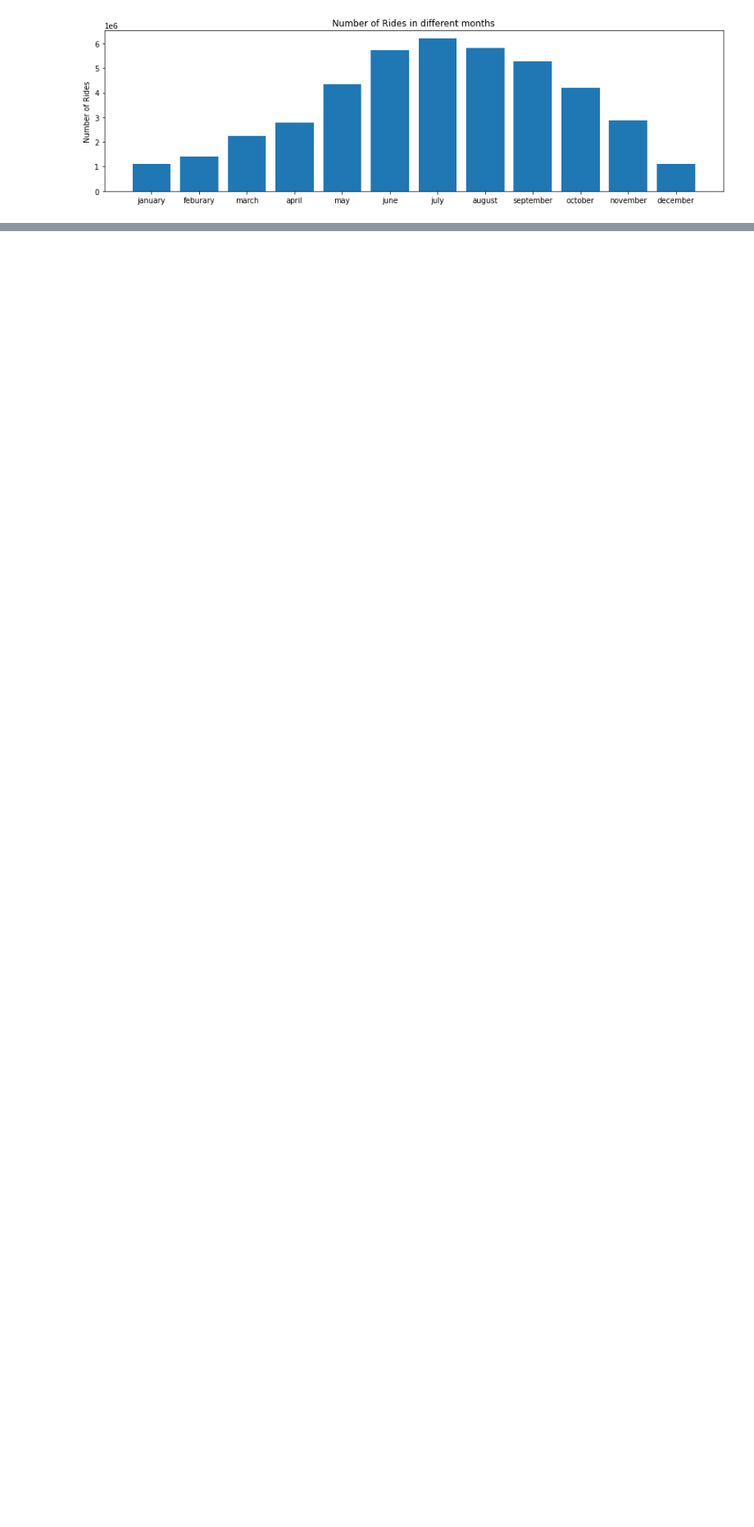
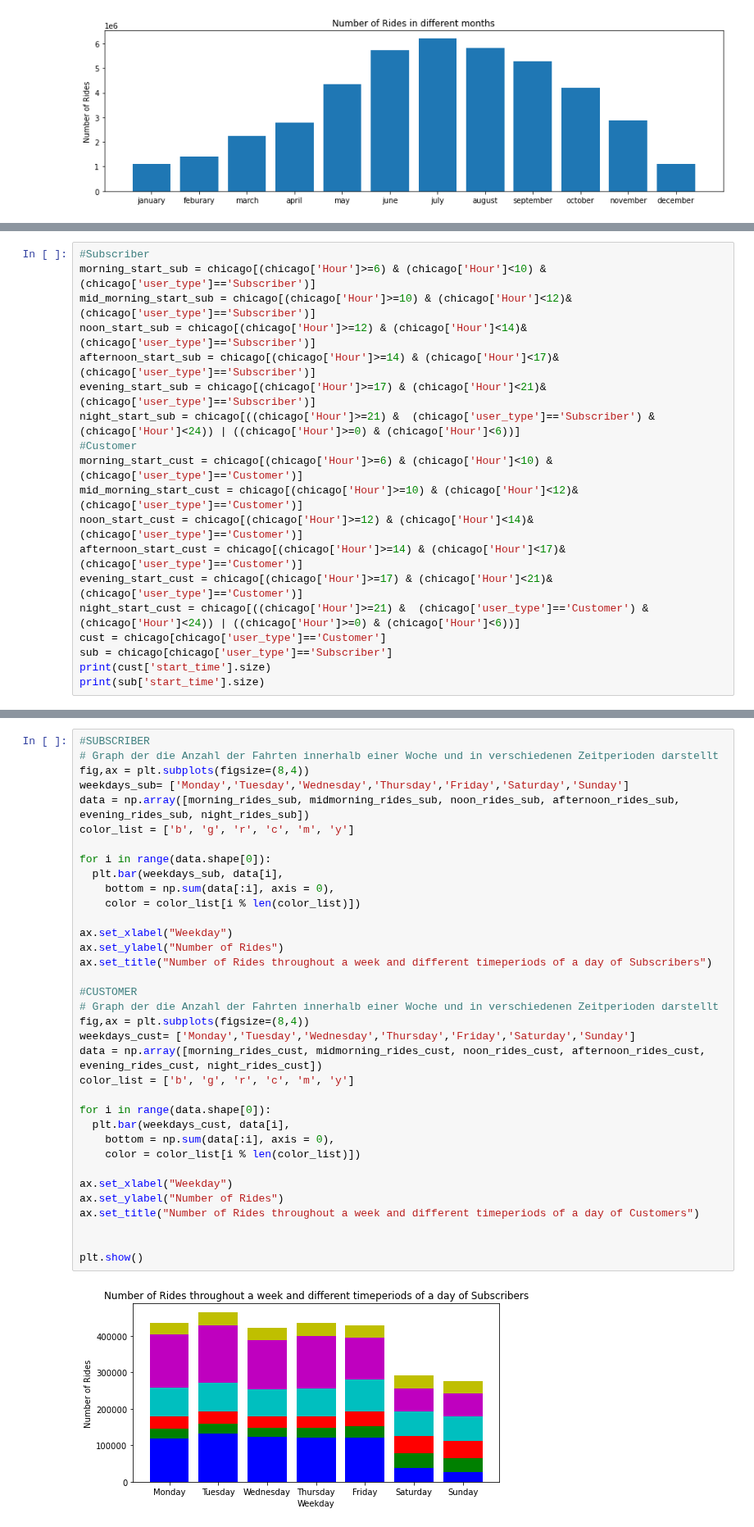
Before and after one commit to agruenb/PrescriptiveStruggle_BikeSharing, a Jupyter notebook: LeaWorkspace/lworkspace.ipynb, the cells around one changed output, grey strips where cells are left out. Shown at 82% size. Drawn from its saved outputs; the diff is of its cells as text; blank space fills up the shorter version.

```diff
--- a/LeaWorkspace/lworkspace.ipynb
+++ b/LeaWorkspace/lworkspace.ipynb
@@ -122,0 +210,19 @@ plt.show()
+# %%
+#Subscriber
+morning_start_sub = chicago[(chicago['Hour']>=6) & (chicago['Hour']<10) & (chicago['user_type']=='Subscriber')]
+mid_morning_start_sub = chicago[(chicago['Hour']>=10) & (chicago['Hour']<12)& (chicago['user_type']=='Subscriber')]
+noon_start_sub = chicago[(chicago['Hour']>=12) & (chicago['Hour']<14)& (chicago['user_type']=='Subscriber')]
+afternoon_start_sub = chicago[(chicago['Hour']>=14) & (chicago['Hour']<17)& (chicago['user_type']=='Subscriber')]
+evening_start_sub = chicago[(chicago['Hour']>=17) & (chicago['Hour']<21)& (chicago['user_type']=='Subscriber')]
+night_start_sub = chicago[((chicago['Hour']>=21) &  (chicago['user_type']=='Subscriber') &(chicago['Hour']<24)) | ((chicago['Hour']>=0) & (chicago['Hour']<6))]
+#Customer
+morning_start_cust = chicago[(chicago['Hour']>=6) & (chicago['Hour']<10) & (chicago['user_type']=='Customer')]
+mid_morning_start_cust = chicago[(chicago['Hour']>=10) & (chicago['Hour']<12)& (chicago['user_type']=='Customer')]
+noon_start_cust = chicago[(chicago['Hour']>=12) & (chicago['Hour']<14)& (chicago['user_type']=='Customer')]
+afternoon_start_cust = chicago[(chicago['Hour']>=14) & (chicago['Hour']<17)& (chicago['user_type']=='Customer')]
+evening_start_cust = chicago[(chicago['Hour']>=17) & (chicago['Hour']<21)& (chicago['user_type']=='Customer')]
+night_start_cust = chicago[((chicago['Hour']>=21) &  (chicago['user_type']=='Customer') &(chicago['Hour']<24)) | ((chicago['Hour']>=0) & (chicago['Hour']<6))]
+cust = chicago[chicago['user_type']=='Customer']
+sub = chicago[chicago['user_type']=='Subscriber']
+print(cust['start_time'].size)
+print(sub['start_time'].size)
@@ -122,0 +354,37 @@ plt.show()
+# %%
+#SUBSCRIBER
+# Graph der die Anzahl der Fahrten innerhalb einer Woche und in verschiedenen Zeitperioden darstellt
+fig,ax = plt.subplots(figsize=(8,4))
+weekdays_sub= ['Monday','Tuesday','Wednesday','Thursday','Friday','Saturday','Sunday']
+data = np.array([morning_rides_sub, midmorning_rides_sub, noon_rides_sub, afternoon_rides_sub, evening_rides_sub, night_rides_sub])
+color_list = ['b', 'g', 'r', 'c', 'm', 'y']
+
+for i in range(data.shape[0]):
+  plt.bar(weekdays_sub, data[i],
+    bottom = np.sum(data[:i], axis = 0),
+    color = color_list[i % len(color_list)])
+
+ax.set_xlabel("Weekday")
+ax.set_ylabel("Number of Rides")
+ax.set_title("Number of Rides throughout a week and different timeperiods of a day of Subscribers")
+
+#CUSTOMER
+# Graph der die Anzahl der Fahrten innerhalb einer Woche und in verschiedenen Zeitperioden darstellt
+fig,ax = plt.subplots(figsize=(8,4))
+weekdays_cust= ['Monday','Tuesday','Wednesday','Thursday','Friday','Saturday','Sunday']
+data = np.array([morning_rides_cust, midmorning_rides_cust, noon_rides_cust, afternoon_rides_cust, evening_rides_cust, night_rides_cust])
+color_list = ['b', 'g', 'r', 'c', 'm', 'y']
+
+for i in range(data.shape[0]):
+  plt.bar(weekdays_cust, data[i],
+    bottom = np.sum(data[:i], axis = 0),
+    color = color_list[i % len(color_list)])
+
+ax.set_xlabel("Weekday")
+ax.set_ylabel("Number of Rides")
+ax.set_title("Number of Rides throughout a week and different timeperiods of a day of Customers")
+
+
+plt.show()
+# %% [output]
+[figure, added]
```
Also changed, not shown: parts of 11 cells of this notebook.
